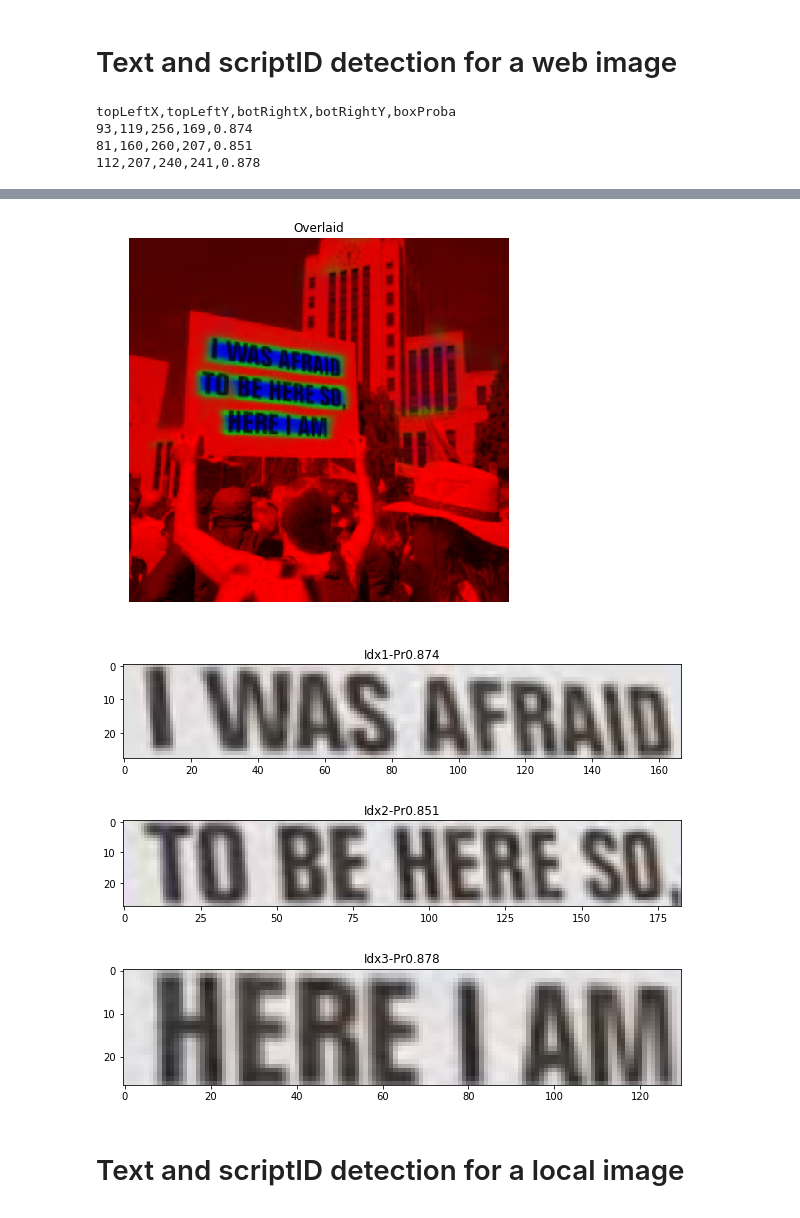
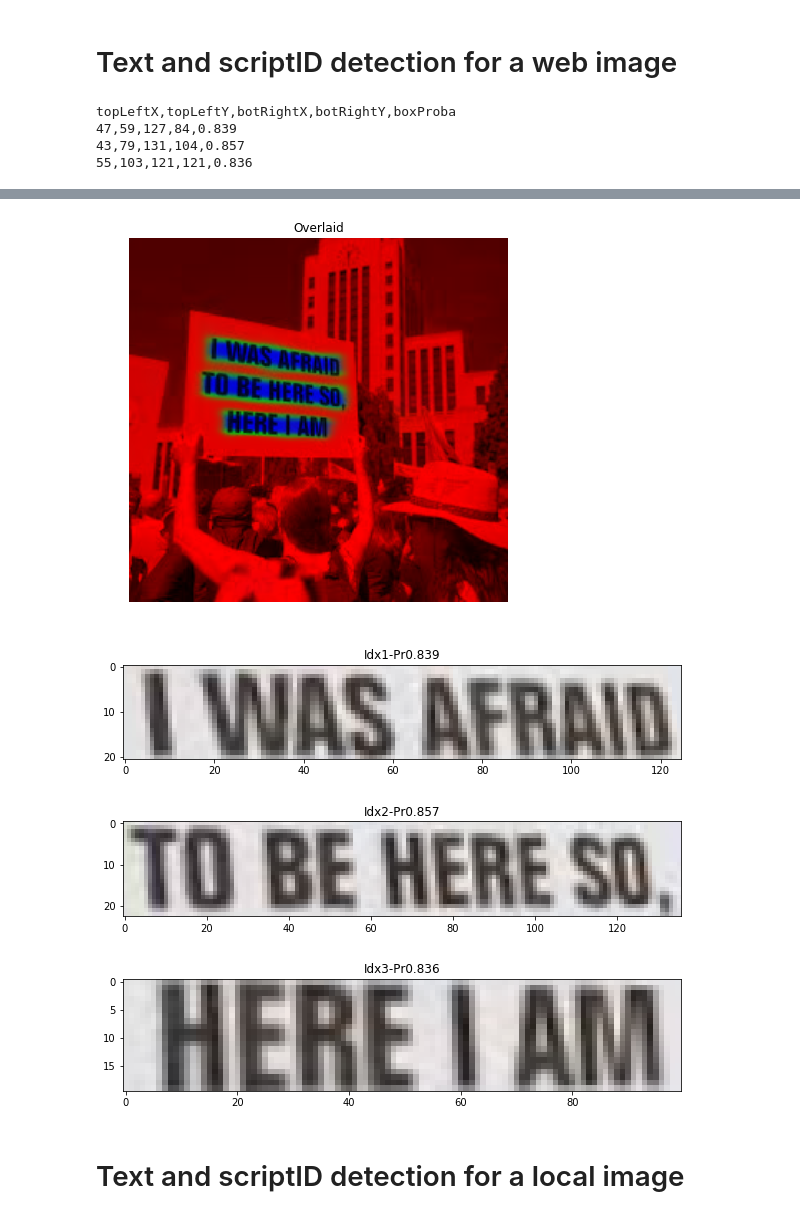
Before and after one commit to isi-vista/textDetectionWithScriptID, a Jupyter notebook: notebook/textDetWithScriptID-Demo.ipynb, the cells around one changed output, grey strips where cells are left out. Saved outputs shown, nothing was run; the diff lists cells and outputs as text; code cells hidden in the pictures.

```diff
--- a/notebook/textDetWithScriptID-Demo.ipynb
+++ b/notebook/textDetWithScriptID-Demo.ipynb
@@ -19,7 +19,8 @@ tensorflow.version = 1.1.0
 # %% [markdown]
 # Set Text Detection Path
 # %%
-repo_root = '/nas/medifor/yue_wu/thirdparty/TextDetWithScriptID/'
+repo_root = os.path.join( os.getcwd(), os.path.pardir )
+print "git repo root =", repo_root
 assert os.path.isdir( repo_root ), "ERROR: can't locate git repo for text detection"
 model_dir = os.path.join( repo_root, 'model' )
 scriptID_weight = os.path.join( model_dir, 'sciptIDModel.h5' )
@@ -166,7 +168,7 @@ def simple_decoder( file_path,
     # 6. save detection results
     # modify this section to save additional/different information
     header = ','.join([ 'topLeftX', 'topLeftY', 'botRightX', 'botRightY', 'boxProba' ])
-    output_lines = [ header ]
+    det_results = [ header ]
     for idx, (bbox, proba, wrapped_image) in enumerate( decoded_results ):
         if ( proba < proba_threshold ) :
             continue
@@ -174,27 +176,27 @@ def simple_decoder( file_path,
         area = np.product( lower_right - upper_left )
         if ( area < area_threshold ) :
             continue
-        upper_left = [ '{:d}'.format(int(val)) for val in upper_left ]
-        lower_right = [ '{:d}'.format(int(val)) for val in lower_right ]
+        upper_left = [ '{:d}'.format(int(val/resize_factor)) for val in upper_left ]
+        lower_right = [ '{:d}'.format(int(val/resize_factor)) for val in lower_right ]
         this_line = upper_left + lower_right + [ '{:.3f}'.format(proba) ]
         this_line = ','.join( this_line )
-        output_lines.append( this_line )
-    output_lines = '\n'.join( output_lines )
-    return text_proba, script_proba, output_lines
+        det_results.append( this_line )
+    det_results = '\n'.join( det_results )
+    return det_results
 # %% [markdown]
 # Text and scriptID detection for a web image
 # %%
 url = 'https://encrypted-tbn0.gstatic.com/images?q=tbn:ANd9GcRSnHUc4igGIJaH0iPFsIsWpFGk2VZcfghhLQ3mg_4cdXxrSagS'
-text_proba, script_proba, output = simple_decoder( url,
-                                                   textDet_model,
-                                                   scriptID_model,
-                                                   resize_factor = 2.,
-                                                   proba_threshold = .33,
-                                                   area_threshold = 100.,
-                                                   visualize = True )
-print output
+det_results = simple_decoder( url,
+                              textDet_model,
+                              scriptID_model,
+                              resize_factor = 1.5,
+                              proba_threshold = .5,
+                              area_threshold = 100.,
+                              visualize = True )
+print det_results
 # %% [output]
 topLeftX,topLeftY,botRightX,botRightY,boxProba
-93,119,256,169,0.874
-81,160,260,207,0.851
-112,207,240,241,0.878
+47,59,127,84,0.839
+43,79,131,104,0.857
+55,103,121,121,0.836
@@ -203,7 +205,7 @@ topLeftX,topLeftY,botRightX,botRightY,boxProba
-[figure, old version]
+[figure, new version]
-[figure, old version]
+[figure, new version]
-[figure, old version]
+[figure, new version]
-[figure, old version]
+[figure, new version]
 # %% [markdown]
 # Text and scriptID detection for a local image
 # %%
```
Also changed, not shown: parts of 5 cells of this notebook, 32 other files.
